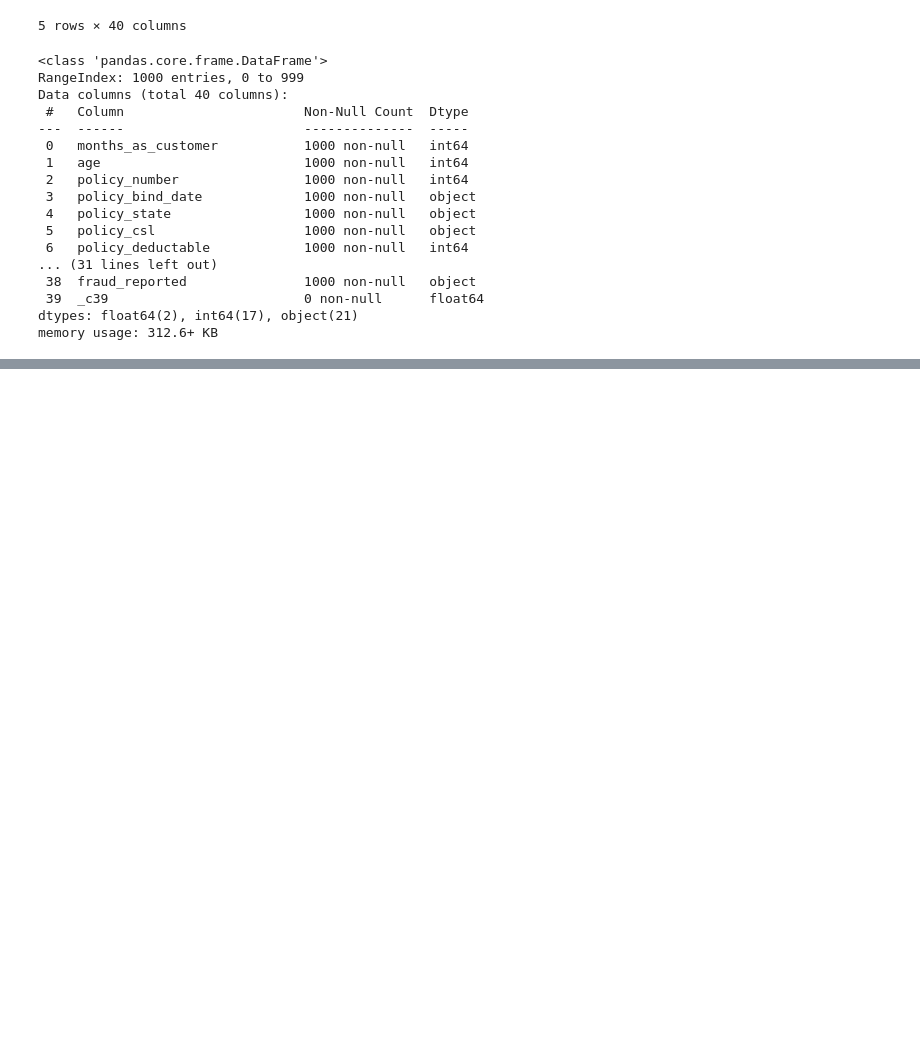
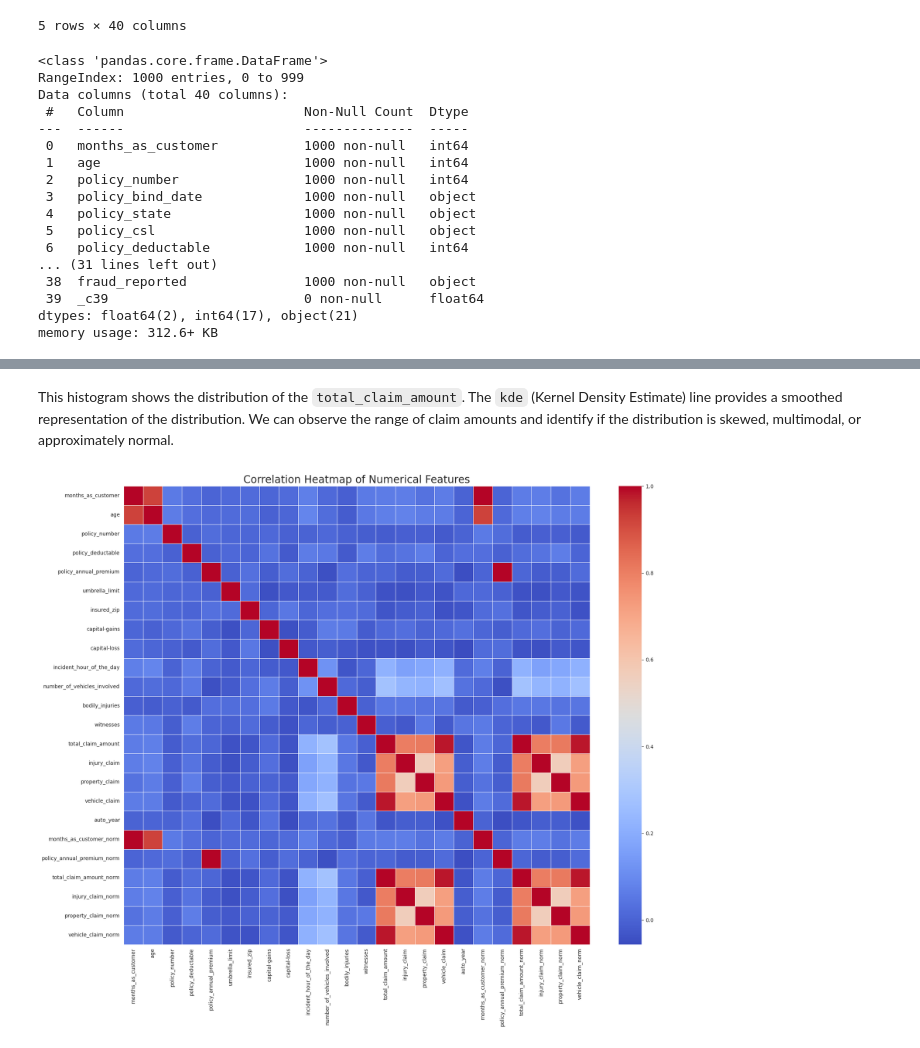
Before and after one commit to AvikRaj/insurance-fraud-detection-pipeline, a Jupyter notebook: notebooks/pipeline.ipynb, the cells around one changed output, grey strips where cells are left out. Drawn from its saved outputs; the diff is of its cells as text; code cells hidden in the pictures; blank space fills up the shorter version.

```diff
--- a/notebooks/pipeline.ipynb
+++ b/notebooks/pipeline.ipynb
@@ -62,0 +174,22 @@ memory usage: 312.6+ KB
+# %% [markdown]
+This histogram shows the distribution of the `total_claim_amount`. The `kde` (Kernel Density Estimate) line provides a smoothed representation of the distribution. We can observe the range of claim amounts and identify if the distribution is skewed, multimodal, or approximately normal.
+# %%
+import matplotlib.pyplot as plt
+import seaborn as sns
+
+# Select only numerical columns for correlation analysis
+numerical_df = df.select_dtypes(include=['int64', 'float64'])
+
+# Calculate the correlation matrix
+correlation_matrix = numerical_df.corr()
+
+# Plot the correlation heatmap
+plt.figure(figsize=(18, 15)) # Increase figure size for better readability
+sns.heatmap(correlation_matrix, annot=False, cmap='coolwarm', fmt=".2f", linewidths=.5)
+plt.title('Correlation Heatmap of Numerical Features', fontsize=20)
+plt.xticks(rotation=90) # Rotate x-axis labels for better readability
+plt.yticks(rotation=0) # Ensure y-axis labels are horizontal
+plt.tight_layout()
+plt.show()
+# %% [output]
+[figure, added]
```
Also changed, not shown: parts of 5 cells of this notebook.
